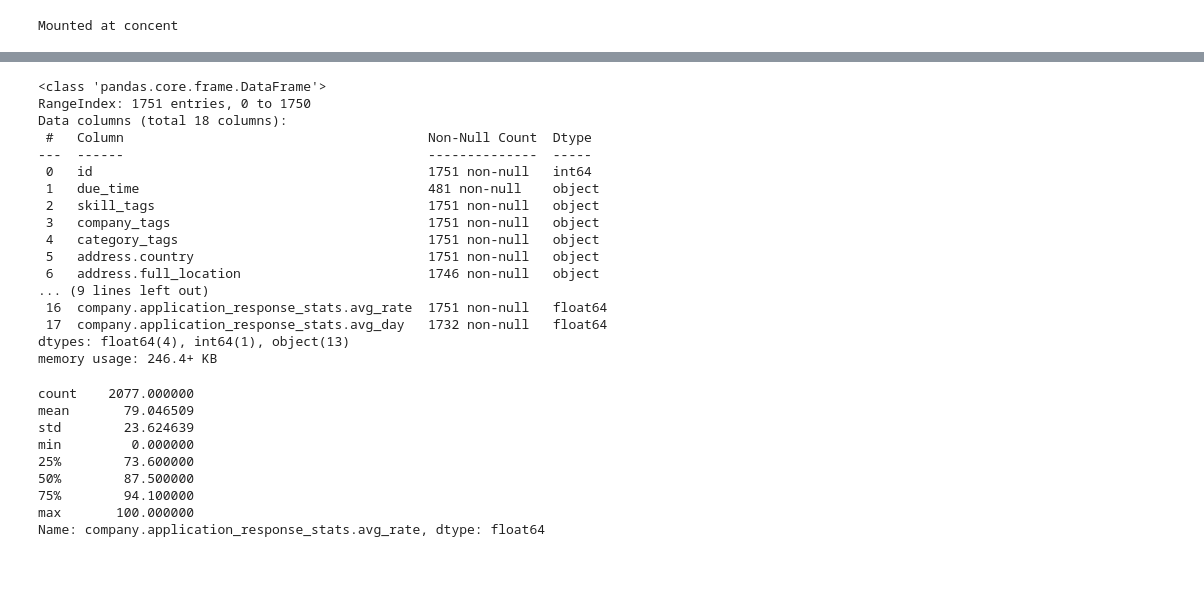
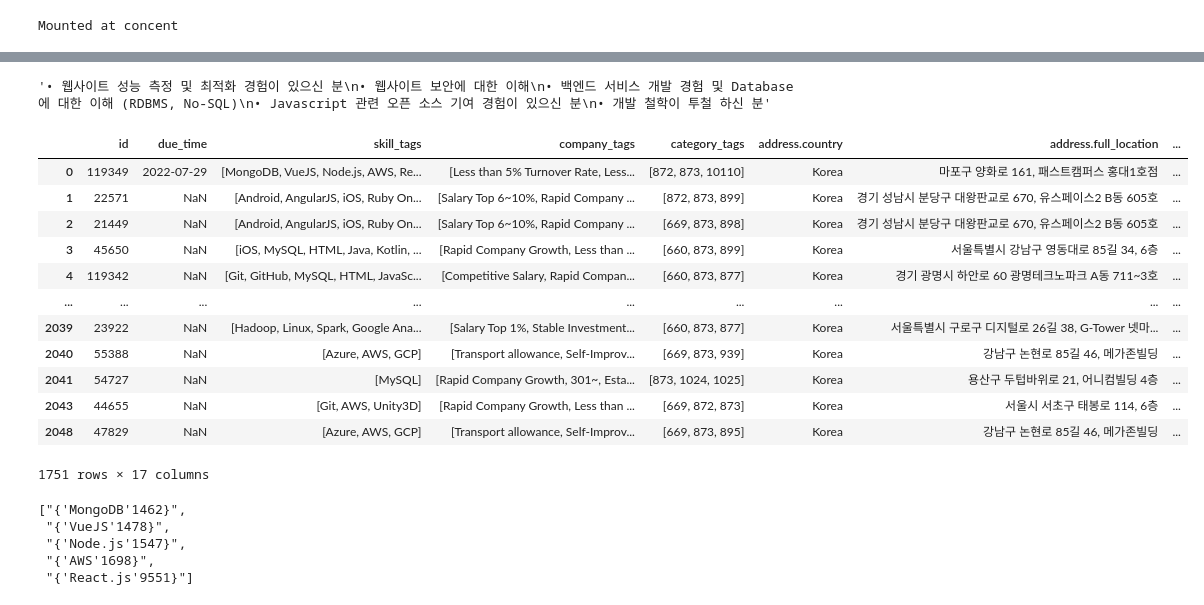
Before and after one commit to redish0317/cp1, a Jupyter notebook: cp1.ipynb, the cells around one changed output, grey strips where cells are left out. Drawn from its saved outputs; the diff is of its cells as text; code cells hidden in the pictures; blank space fills up the shorter version.

Commit message:
컬럼 engineering 추가

```diff
--- a/cp1.ipynb
+++ b/cp1.ipynb
@@ -119,4 +123,3 @@ drive.mount('concent')
 Mounted at concent
 # %%
 df = pd.read_csv('/content/concent/MyDrive/data/wanted.csv')
-df = engineering(df)
@@ -122,0 +128,4 @@ df = engineering(df)
+# %%
+df['skill_tags'] = df['skill_tags'].apply(lambda x : [i.split(',')[0][2:-1] for i in x.split(':') if 'id' in i])
+# %%
+df['company_tags'] = df['company_tags'].apply(lambda x : [i.split(',')[0][2:-1] for i in x.split(':') if 'id' in i][:-1])
@@ -123,34 +142,34 @@ df = engineering(df)
+# %%
+df['category_tags'] = df['category_tags'].apply(lambda x : [re.sub(r'[^0-9]', '', v) for i,v in enumerate(x.split(':')) if i % 2 == 0][1:])
+# %%
+df['detail.preferred_points'][6]
+# %% [output]
+'• 웹사이트 성능 측정 및 최적화 경험이 있으신 분\n• 웹사이트 보안에 대한 이해\n• 백엔드 서비스 개발 경험 및 Database 에 대한 이해 (RDBMS, No-SQL)\n• Javascript 관련 오픈 소스 기여 경험이 있으신 분\n• 개발 철학이 투철 하신 분'
 # %%
-df.info()
+df
 # %% [output]
+|  | id | due_time | skill_tags | company_tags | category_tags | address.country | address.full_location | ... |
+| 0 | 119349 | 2022-07-29 | [MongoDB, VueJS, Node.js, AWS, Re... | [Less than 5% Turnover Rate, Less... | [872, 873, 10110] | Korea | 마포구 양화로 161, 패스트캠퍼스 홍대1호점 | ... |
+| 1 | 22571 | NaN | [Android, AngularJS, iOS, Ruby On... | [Salary Top 6~10%, Rapid Company ... | [872, 873, 899] | Korea | 경기 성남시 분당구 대왕판교로 670, 유스페이스2 B동 605호 | ... |
+| 2 | 21449 | NaN | [Android, AngularJS, iOS, Ruby On... | [Salary Top 6~10%, Rapid Company ... | [669, 873, 898] | Korea | 경기 성남시 분당구 대왕판교로 670, 유스페이스2 B동 605호 | ... |
+| 3 | 45650 | NaN | [iOS, MySQL, HTML, Java, Kotlin, ... | [Rapid Company Growth, Less than ... | [660, 873, 899] | Korea | 서울특별시 강남구 영동대로 85길 34, 6층 | ... |
+| 4 | 119342 | NaN | [Git, GitHub, MySQL, HTML, JavaSc... | [Competitive Salary, Rapid Compan... | [660, 873, 877] | Korea | 경기 광명시 하안로 60 광명테크노파크 A동 711~3호 | ... |
+| ... | ... | ... | ... | ... | ... | ... | ... | ... |
+| 2039 | 23922 | NaN | [Hadoop, Linux, Spark, Google Ana... | [Salary Top 1%, Stable Investment... | [660, 873, 877] | Korea | 서울특별시 구로구 디지털로 26길 38, G-Tower 넷마... | ... |
+| 2040 | 55388 | NaN | [Azure, AWS, GCP] | [Transport allowance, Self-Improv... | [669, 873, 939] | Korea | 강남구 논현로 85길 46, 메가존빌딩 | ... |
+| 2041 | 54727 | NaN | [MySQL] | [Rapid Company Growth, 301~, Esta... | [873, 1024, 1025] | Korea | 용산구 두텁바위로 21, 어니컴빌딩 4층 | ... |
+| 2043 | 44655 | NaN | [Git, AWS, Unity3D] | [Rapid Company Growth, Less than ... | [669, 872, 873] | Korea | 서울시 서초구 태봉로 114, 6층 | ... |
+| 2048 | 47829 | NaN | [Azure, AWS, GCP] | [Transport allowance, Self-Improv... | [669, 873, 895] | Korea | 강남구 논현로 85길 46, 메가존빌딩 | ... |
-<class 'pandas.core.frame.DataFrame'>
-RangeIndex: 1751 entries, 0 to 1750
-Data columns (total 18 columns):
- #   Column                                       Non-Null Count  Dtype
----  ------                                       --------------  -----
- 0   id                                           1751 non-null   int64
- 1   due_time                                     481 non-null    object
- 2   skill_tags                                   1751 non-null   object
- 3   company_tags                                 1751 non-null   object
- 4   category_tags                                1751 non-null   object
- 5   address.country                              1751 non-null   object
- 6   address.full_location                        1746 non-null   object
-... (9 lines left out)
- 16  company.application_response_stats.avg_rate  1751 non-null   float64
- 17  company.application_response_stats.avg_day   1732 non-null   float64
-dtypes: float64(4), int64(1), object(13)
-memory usage: 246.4+ KB
+1751 rows × 17 columns
+# %%
+df['skill_tags'][0].replace("'title': ",'').replace(", 'id': ",'').replace(", 'kind_title': 'SKILL'",'')[1:-1].split(', ')
+# %% [output]
+["{'MongoDB'1462}",
+ "{'VueJS'1478}",
+ "{'Node.js'1547}",
+ "{'AWS'1698}",
+ "{'React.js'9551}"]
 # %%
 df['company.application_response_stats.avg_rate'].describe()
-# %% [output]
-count    2077.000000
-mean       79.046509
-std        23.624639
-min         0.000000
-25%        73.600000
-50%        87.500000
-75%        94.100000
-max       100.000000
-Name: company.application_response_stats.avg_rate, dtype: float64
 # %%
 df['company.application_response_stats.avg_rate'].sort_values().plot.bar()
```
Also changed, not shown: parts of 19 cells of this notebook.
